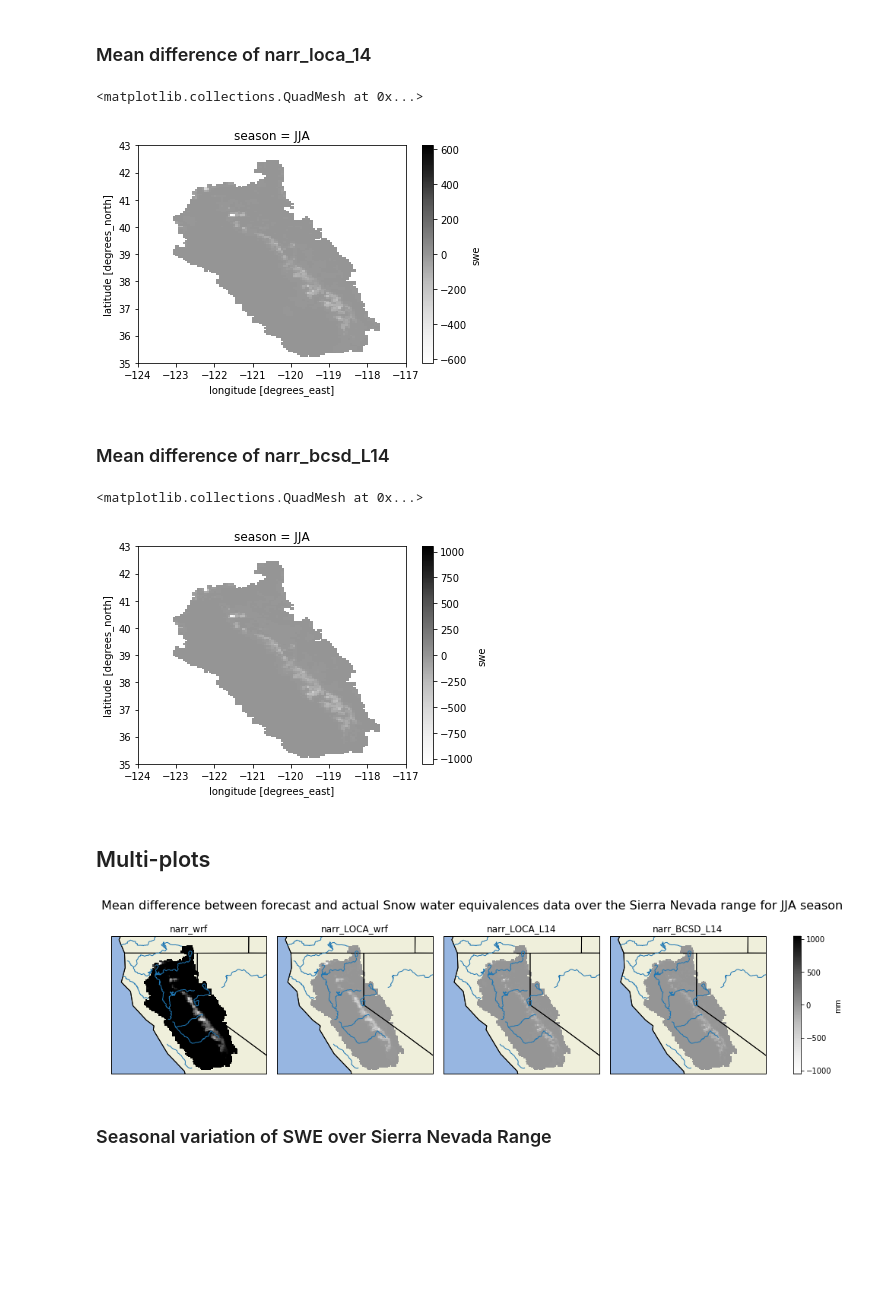
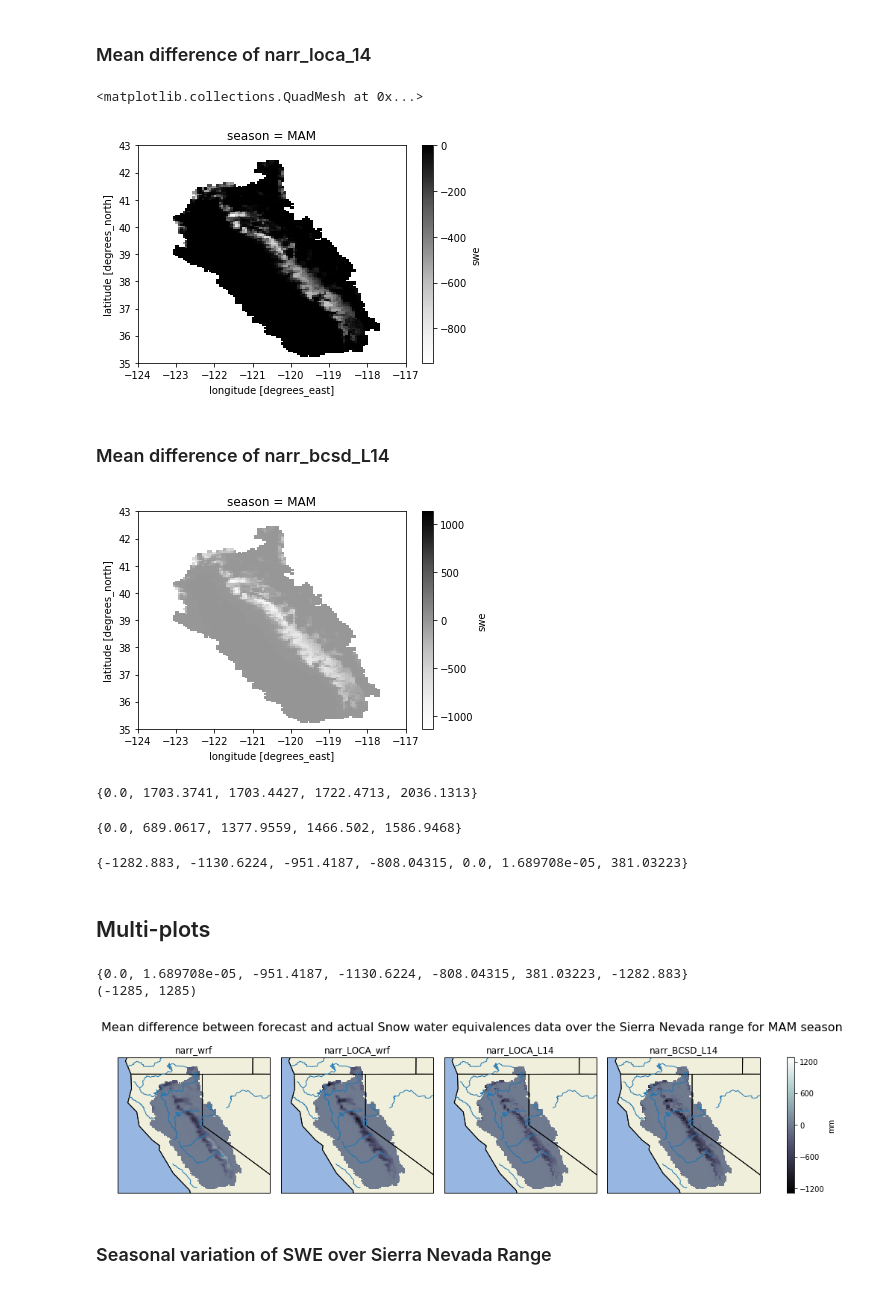
Before and after one commit to raghavgr/DOE-Hydro, a Jupyter notebook: SWE Seasonal Analysis over Sierra Nevada Range.ipynb, the cells around one changed output. Saved outputs shown, nothing was run; the diff lists cells and outputs as text; code cells hidden in the pictures; blank space fills up the shorter version.

Commit message:
:zap: Updated Precipitation and SWE with setup_clim() functions

```diff
--- a/SWE Seasonal Analysis over Sierra Nevada Range.ipynb
+++ b/SWE Seasonal Analysis over Sierra Nevada Range.ipynb
@@ -64,9 +66,16 @@ swe_loca_14_from_1991 = ds_loca_14_1980['swe'].sel(time=slice('1991-01-01','2000
 swe_bcsd_L14_from_1991 = ds_bcsd_L14_1980['swe'].sel(time=slice('1991-01-01', '2000-12-31'))
 
 # Enter the season you want
-season_str = 'JJA'
+season_str = 'MAM'
 # TODO: Add function to request month or season parameters
 str_groupby = 'time.season'
+cbar_range_past = set()
+cbar_range_future = set()
+cbar_range_diff = set()
+def add_to_cbar(ds, var_str ,cbar_set):
+    get_df = ds.to_dataframe()
+    cbar_set.add(get_df[var_str].min())
+    cbar_set.add(get_df[var_str].max())
 # %% [markdown]
 ### Mean difference of narr_wrf
 # %%
@@ -93,18 +108,38 @@ mean_diff_loca_wrf_1991_2091.plot(cmap='Greys')
 # %%
 swe_loca_14_1991 = swe_loca_14_from_1991.groupby(str_groupby).mean('time')
 swe_loca_14_2091 = ds_loca_14_2091['swe'].groupby(str_groupby).mean('time')
+add_to_cbar(swe_loca_14_1991, 'swe', cbar_range_past)
+add_to_cbar(swe_loca_14_2091, 'swe', cbar_range_future)
+
 mean_diff_loca_14_1991_2091 = ((swe_loca_14_2091.sel(season=season_str) - swe_loca_14_1991.sel(season=season_str)))
+add_to_cbar(mean_diff_loca_14_1991_2091, 'swe', cbar_range_diff)
 mean_diff_loca_14_1991_2091.plot(cmap='Greys')
 # %% [output]
 <matplotlib.collections.QuadMesh at 0x...>
-[figure, old version]
+[figure, new version]
 # %% [markdown]
 ### Mean difference of narr_bcsd_L14
 # %%
 swe_bcsd_L14_1991 = swe_bcsd_L14_from_1991.groupby(str_groupby).mean('time')
 swe_bcsd_L14_2091 = ds_bcsd_L14_2091['swe'].groupby(str_groupby).mean('time')
+add_to_cbar(swe_bcsd_L14_1991, 'swe', cbar_range_past)
+add_to_cbar(swe_bcsd_L14_2091, 'swe', cbar_range_future)
+
+
 mean_diff_bcsd_L14_1991_2091 = (swe_loca_14_2091.sel(season=season_str) - swe_bcsd_L14_1991 .sel(season=season_str))
 mean_diff_bcsd_L14_1991_2091.plot(cmap='Greys')
+add_to_cbar(mean_diff_bcsd_L14_1991_2091, 'swe', cbar_range_diff)
 # %% [output]
-<matplotlib.collections.QuadMesh at 0x...>
-[figure, old version]
+[figure, new version]
+# %%
+cbar_range_past
+# %% [output]
+{0.0, 1703.3741, 1703.4427, 1722.4713, 2036.1313}
+# %%
+cbar_range_future
+# %% [output]
+{0.0, 689.0617, 1377.9559, 1466.502, 1586.9468}
+# %%
+cbar_range_diff
+# %% [output]
+{-1282.883, -1130.6224, -951.4187, -808.04315, 0.0, 1.689708e-05, 381.03223}
@@ -132,6 +198,12 @@ axgr = AxesGrid(fig, 111, axes_class=axes_class,
                )
 cbar_label_title = 'mm'
 
+cbar_range_mean_diff = set()
+for ls in mean_list:
+    add_to_cbar(ls, 'swe', cbar_range_mean_diff)
+print(cbar_range_mean_diff)
+test = setup_clim(cbar_range_mean_diff)
+print(test)
 
 for i, ax in enumerate(axgr):
     ax.add_feature(cfeature.BORDERS)
@@ -143,8 +215,8 @@ for i, ax in enumerate(axgr):
     ax.add_feature(cfeature.LAND)
     ax.add_feature(cfeature.LAKES.with_scale('10m'), facecolor='none', edgecolor='tab:blue')
     ax.add_feature(cfeature.RIVERS.with_scale('10m'), edgecolor='tab:blue')
-    test_plt = mean_list[i].plot.pcolormesh(ax=axgr[i], transform=ccrs.PlateCarree(), x='longitude', y='latitude', cmap='Greys', add_colorbar=False)
-
+    test_plt = mean_list[i].plot.pcolormesh(ax=axgr[i], transform=ccrs.PlateCarree(), x='longitude', y='latitude', cmap='bone', add_colorbar=False)
+    test_plt.set_clim(setup_clim(cbar_range_mean_diff))
 
 
 axgr[0].set_title('narr_wrf')
@@ -154,13 +226,15 @@ axgr[3].set_title('narr_BCSD_L14')
 
 #make_axes_area_auto_adjustable(axgr[0], pad=0.2, use_axes=[axgr[0], axgr[1], axgr[2], axgr[3]])
 fig.subplots_adjust(left=0.06, top=1.64)
-fig.suptitle('Mean difference between forecast and actual Snow water equivalences data over the Sierra Nevada range for JJA season', fontsize=16, y=1.01)
+fig.suptitle('Mean difference between forecast and actual Snow water equivalences data over the Sierra Nevada range for {0} season'.format(season_str), fontsize=16, y=1.01)
 cb = axgr.cbar_axes[0].colorbar(test_plt)
 cb.set_label_text(cbar_label_title)
 
 fig.savefig('SWE Mean Difference during {0} over Sierra Nevada range.png'.format(season_str), dpi=150, bbox_inches="tight")
 # %% [output]
+{0.0, 1.689708e-05, -951.4187, -1130.6224, -808.04315, 381.03223, -1282.883}
+(-1285, 1285)
-[figure, old version]
+[figure, new version]
 # %% [markdown]
 ### Seasonal variation of SWE over Sierra Nevada Range
 # %%
```
Also changed, not shown: parts of 9 cells of this notebook, 1 other file.
